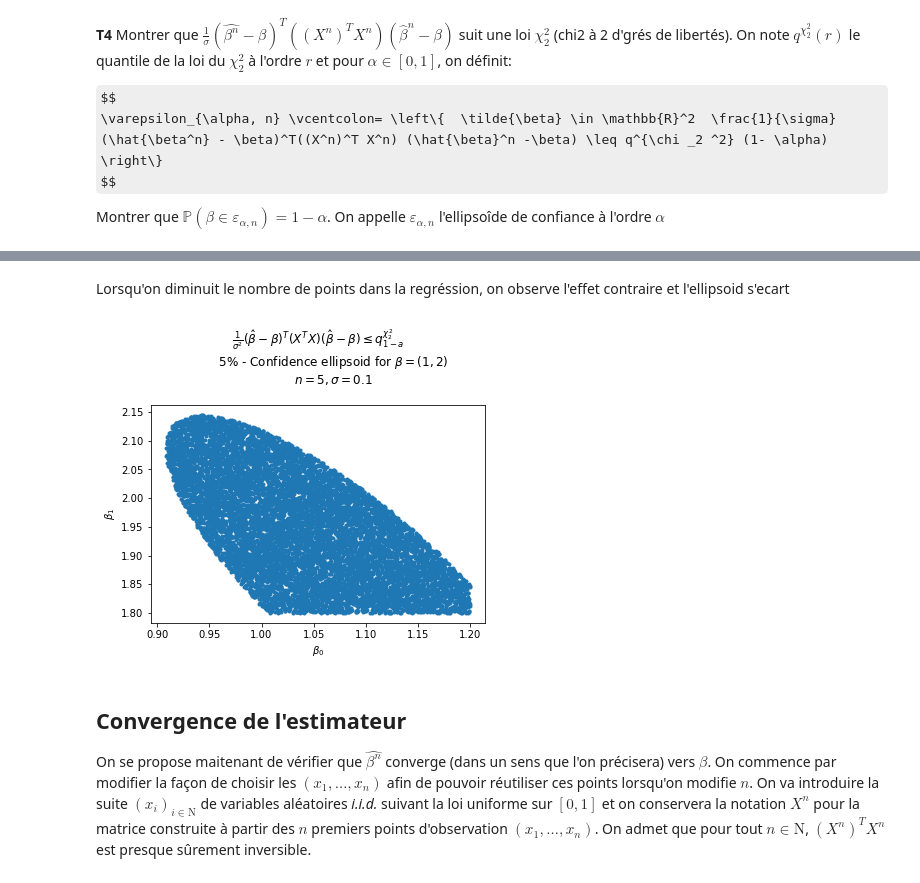
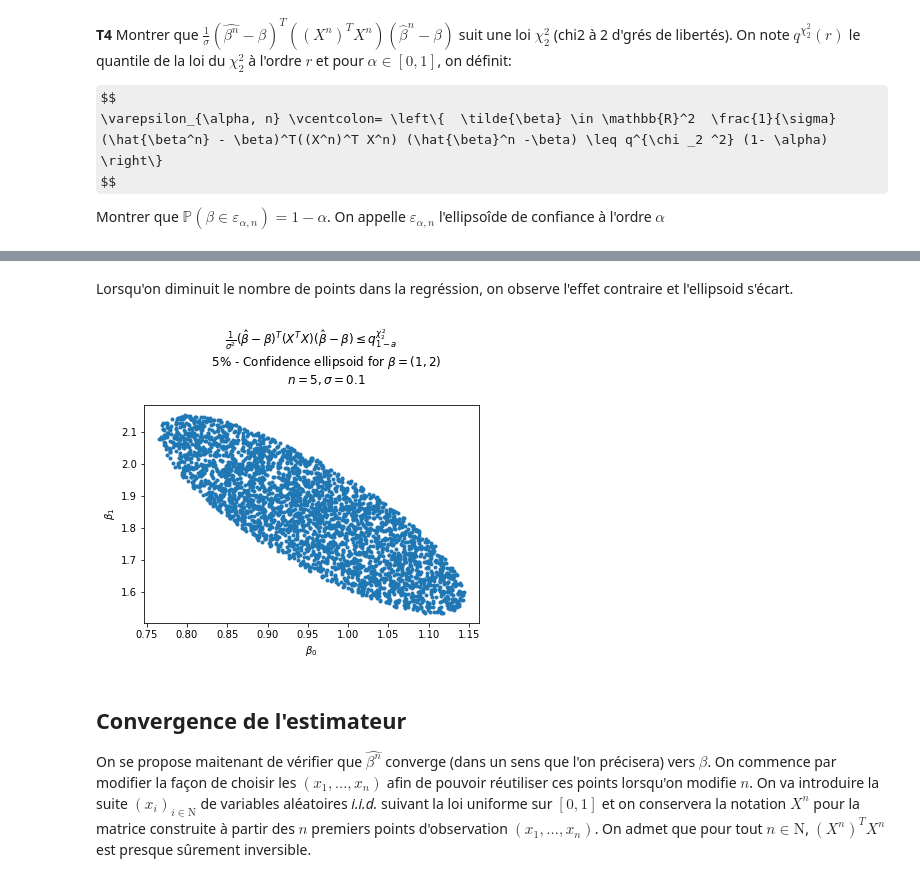
Before and after one commit to peulsilva/LinReg-MAP361, a Jupyter notebook: code.ipynb, the cells around one changed output, grey strips where cells are left out. Saved outputs shown, nothing was run; the diff lists cells and outputs as text; code cells hidden in the pictures; some formulas as TeX source.

```diff
--- a/code.ipynb
+++ b/code.ipynb
@@ -410,15 +405,16 @@ confidence_ellipsoid(
 # %% [markdown]
-Lorsqu'on diminuit le nombre de points dans la regréssion, on observe l'effet contraire et l'ellipsoid s'ecart
+Lorsqu'on diminuit le nombre de points dans la regréssion, on observe l'effet contraire et l'ellipsoid s'écart.
 # %%
 confidence_ellipsoid(
     alpha = 0.05,
     beta = np.array([1,2]) ,
     sigma = 0.1,
     n_points_simulation=30000,
-    n_obs= 5
+    n_obs= 5,
+    search_range= 0.5
 )
 # %% [output]
-[figure, old version]
+[figure, new version]
 # %% [markdown]
 ## Convergence de l'estimateur
 
```
Also changed, not shown: parts of 24 cells of this notebook.
